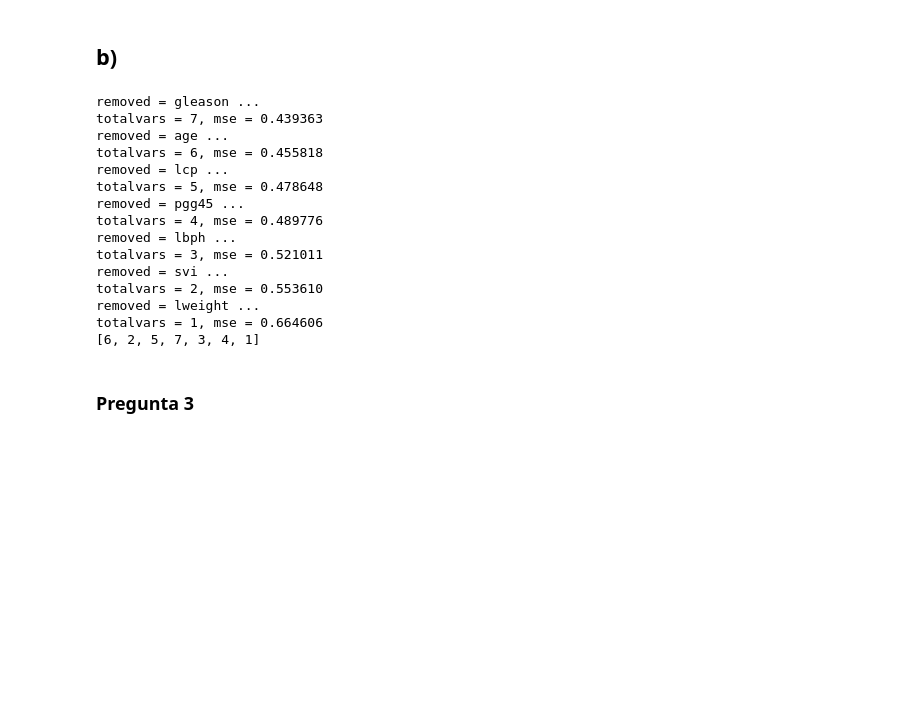
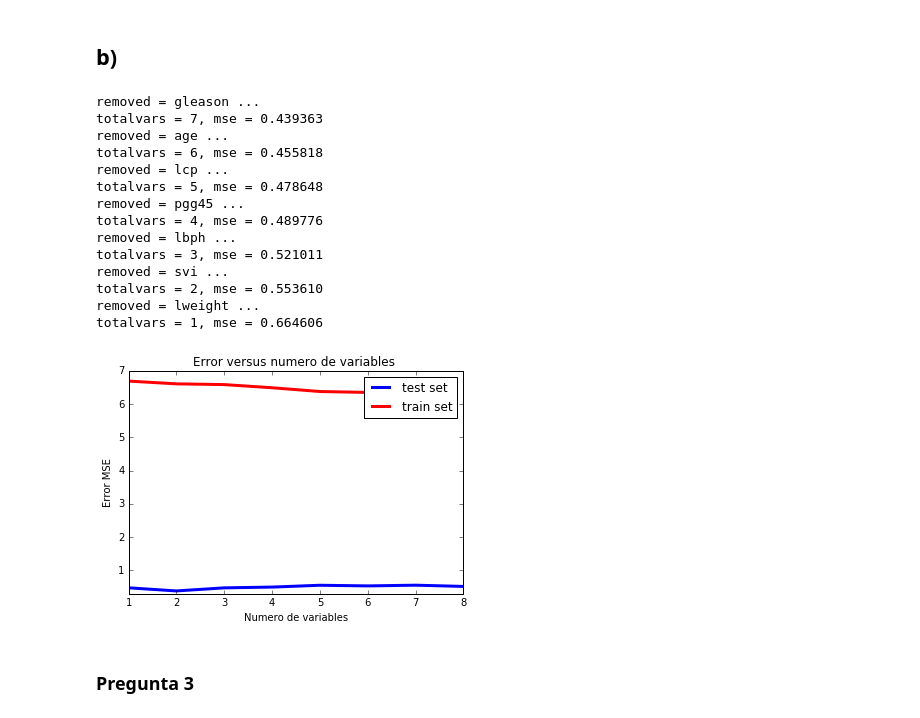
Before and after one commit to Jencks/ML-Tarea1, a Jupyter notebook: Informe Final.ipynb, the cells around one changed output. Cells and saved outputs as stored; diff of their text form; code cells hidden in the pictures; blank space fills up the shorter version.

```diff
--- a/Informe Final.ipynb
+++ b/Informe Final.ipynb
@@ -304,6 +304,8 @@ plt.show()
 # %% [markdown]
 ## b)
 # %%
+erroresbss = []
+
 def bss(x, y, names_x, k = 10000):
     p = x.shape[1]
     k = min(p, k)
@@ -323,6 +325,7 @@ def bss(x, y, names_x, k = 10000):
             residuals_train = predictions_train - y
             mse_candidate = np.mean(np.power(residuals_train, 2))
             score_candidates.append((mse_candidate, candidate))
+        erroresbss.append(mse_candidate)
         score_candidates.sort()
         score_candidates[:] = score_candidates[::-1]
         best_new_score, best_candidate = score_candidates.pop()
@@ -334,7 +337,6 @@ def bss(x, y, names_x, k = 10000):
     return selected
 # %%
 indices_secuencia_bss = bss(Xm,ym,names_regressors)
-print indices_secuencia_bss
 # %% [output]
 removed = gleason ...
 totalvars = 7, mse = 0.439363
@@ -350,4 +352,3 @@ removed = svi ...
 totalvars = 2, mse = 0.553610
 removed = lweight ...
 totalvars = 1, mse = 0.664606
-[6, 2, 5, 7, 3, 4, 1]
@@ -361,3 +355,67 @@ for i in indices_secuencia_bss[1:]:
+# %%
+%matplotlib inline
+
+secuencia_bss = []
+
+#for i in indices_secuencia_bss[1:]:
+ #   secuencia_bss.append(names_regressors[i])
+
+
+secuencia_fss = []
+
+#for i in indices_secuencia_fss[1:]:
+#    secuencia_fss.append(names_regressors[i])
+
+errortest = []
+cantidadvariables = []
+
+
+XBSS_train = pd.DataFrame()
+XBSS_train = Xtrain
+Ntrain = XBSS_train.shape[0]
+#XBSS_train.insert(XBSS_train.shape[1], 'intercept', np.ones(Ntrain))
+
+XBSS_test = pd.DataFrame()
+XBSS_test = Xtest
+Ntest = XBSS_test.shape[0]
+#XBSS_test.insert(XBSS_test.shape[1], 'intercept', np.ones(Ntest))
+
+linreg = lm.LinearRegression(fit_intercept = False)
+linreg.fit(XBSS_train, ytrain)
+
+yhat_test = linreg.predict(XBSS_test)
+mse_test = np.mean(np.power(yhat_test - ytest, 2))
+errortest.append(mse_test)
+
+
+for k in range(len(indices_secuencia_bss)):
+    n = indices_secuencia_bss[k-1]
+    XBSS_train = XBSS_train.drop(names_regressors[n], axis=1)
+    XBSS_test = XBSS_test.drop(names_regressors[n], axis=1)
+
+    linreg = lm.LinearRegression(fit_intercept = False)
+    linreg.fit(XBSS_train, ytrain)
+
+    yhat_test = linreg.predict(XBSS_test)
+    mse_test = np.mean(np.power(yhat_test - ytest, 2))
+    errortest.append(mse_test)
+
+
+
+import matplotlib
+import matplotlib.pyplot as plt
+
+axes = plt.gca()
+plt.plot([8,7,6,5,4,3,2,1], errortest, color='blue', linewidth=3, label = "test set")
+plt.plot([7,6,5,4,3,2,1], erroresbss , color='red', linewidth=3, label = "train set")
+axes.set_ylim([0.3,7])
+plt.title('Error versus numero de variables ')
+plt.legend()
+plt.xlabel('Numero de variables')
+plt.ylabel('Error MSE')
+plt.show()
+# %% [output]
+[figure, added]
 # %% [markdown]
 <h3>Pregunta 3</h3>
 # %% [markdown]
```
Also changed, not shown: parts of 5 cells of this notebook.
